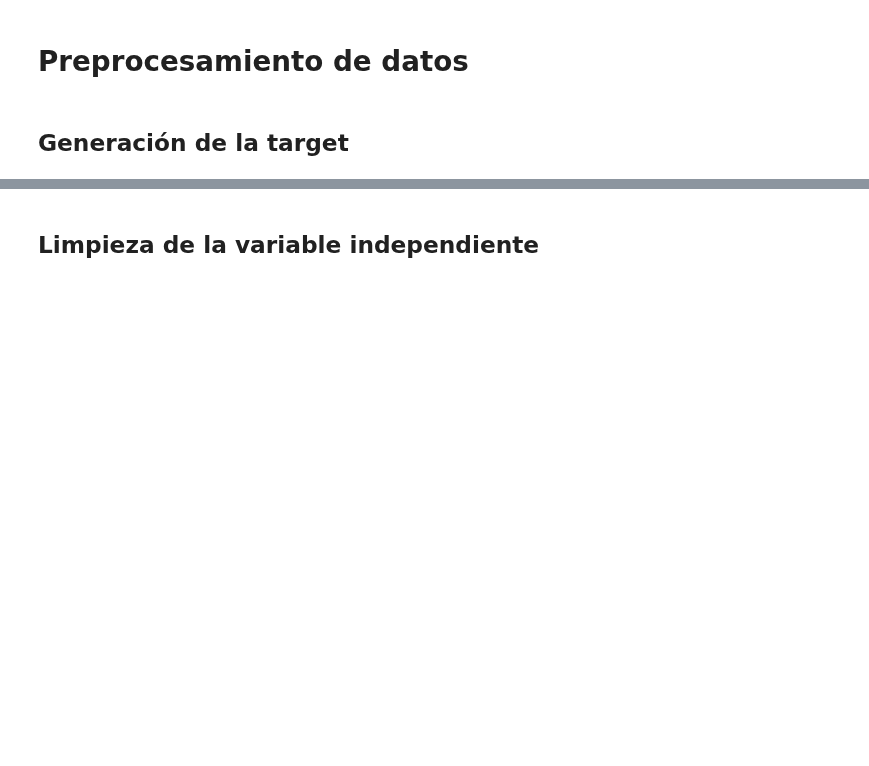
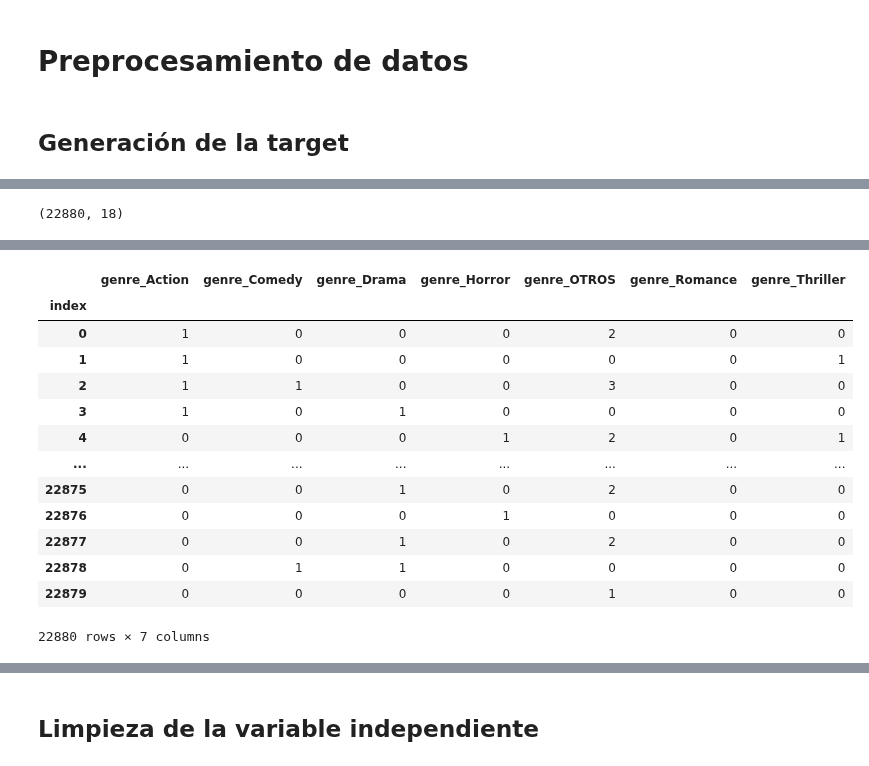
Before and after one commit to jesus-valencia97/Diplomado-en-ciencia-de-datos, a Jupyter notebook: Proyecto/Modulo 5/M2/M5 - Modulo 2.ipynb, the cells around one changed output, grey strips where cells are left out. Drawn from its saved outputs; the diff is of its cells as text; code cells hidden in the pictures; blank space fills up the shorter version.

```diff
--- a/Proyecto/Modulo 5/M2/M5 - Modulo 2.ipynb
+++ b/Proyecto/Modulo 5/M2/M5 - Modulo 2.ipynb
@@ -120,8 +142,12 @@ revtitles = TMDb.copy()
 revtitles = revtitles.loc[revtitles['overview'].isna()==False].reset_index(drop=True)
 revtitles = revtitles.loc[revtitles['budget']>0].reset_index(drop=True)
 revtitles = revtitles.loc[revtitles['vote_average']>0].reset_index(drop=True)
+revtitles = revtitles.loc[revtitles['genres'].isna()==False].reset_index(drop=True)
+print(revtitles.shape)
 # revtitles = revtitles.loc[revtitles['overview'].isna()==False].reset_index(drop=True)
 # revtitles = revtitles.loc[revtitles['overview'].isna()==False].reset_index(drop=True)
+# %% [output]
+(22880, 18)
 # %%
 revtitles = pd.get_dummies(revtitles,columns=['original_language'],drop_first=True)
 revtitles.head(2)
@@ -129,3 +155,26 @@ revtitles.head(2)
 |  | id | genres | overview | popularity | year | month | day | budget | revenue | runtime | status | ... |
 | 0 | 616037 | Action-Adventure-Fantasy | After his retirement is interrupt... | 5207.555 | 2022.0 | 7.0 | 6.0 | 250000000.0 | 746900000.0 | 119.0 | Released | ... |
 | 1 | 766507 | Thriller-Action | When danger threatens her camp th... | 4155.432 | 2022.0 | 8.0 | 2.0 | 65000000.0 | 0.0 | 100.0 | Released | ... |
+# %%
+counts = revtitles['genres'].str.split('-').explode().value_counts(True)
+mask = counts<0.05
+genresaux = revtitles['genres'].str.split('-').explode().reset_index()
+genresaux.loc[genresaux['genres'].isin(counts[mask].index),'genres'] = 'OTROS'
+genresaux = genresaux.reset_index().pivot_table(index='index',columns='genres',values='level_0',aggfunc='count',fill_value=0)
+genresaux.columns = ['genre_' + col for col in genresaux.columns]
+genresaux
+# %% [output]
+|  | genre_Action | genre_Comedy | genre_Drama | genre_Horror | genre_OTROS | genre_Romance | genre_Thriller |
+| index |  |  |  |  |  |  |  |
+| 0 | 1 | 0 | 0 | 0 | 2 | 0 | 0 |
+| 1 | 1 | 0 | 0 | 0 | 0 | 0 | 1 |
+| 2 | 1 | 1 | 0 | 0 | 3 | 0 | 0 |
+| 3 | 1 | 0 | 1 | 0 | 0 | 0 | 0 |
+| 4 | 0 | 0 | 0 | 1 | 2 | 0 | 1 |
+| ... | ... | ... | ... | ... | ... | ... | ... |
+| 22875 | 0 | 0 | 1 | 0 | 2 | 0 | 0 |
+| 22876 | 0 | 0 | 0 | 1 | 0 | 0 | 0 |
+| 22877 | 0 | 0 | 1 | 0 | 2 | 0 | 0 |
+| 22878 | 0 | 1 | 1 | 0 | 0 | 0 | 0 |
+| 22879 | 0 | 0 | 0 | 0 | 1 | 0 | 0 |
+22880 rows × 7 columns
```
Also changed, not shown: parts of 42 cells of this notebook.
